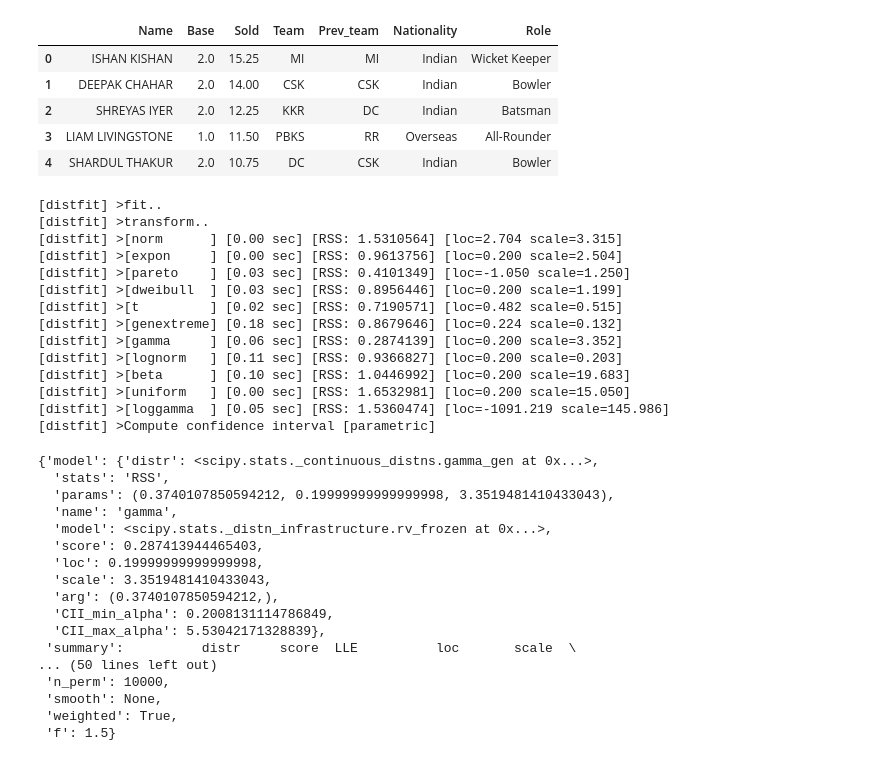
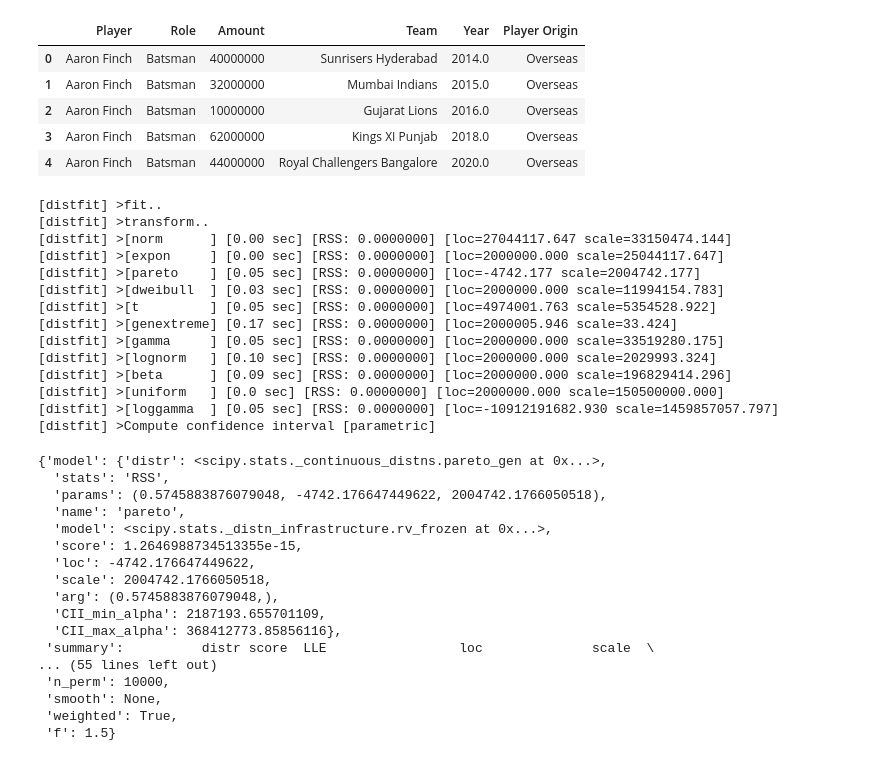
Before and after one commit to arneshbose1/Auction_analysis, a Jupyter notebook: Distribution Fitting.ipynb, the cells around one changed output. Saved outputs shown, nothing was run; the diff lists cells and outputs as text; code cells hidden in the pictures.

```diff
--- a/Distribution Fitting.ipynb
+++ b/Distribution Fitting.ipynb
@@ -18,45 +14,45 @@ ALPHA = 0.05        # significance level for hypothesis test
 # %%
-df = pd.read_csv("datasets/auction_2022.csv")
+df = pd.read_csv("data/auction_raw_data.csv")
 df.head()
 # %% [output]
-|  | Name | Base | Sold | Team | Prev_team | Nationality | Role |
-| 0 | ISHAN KISHAN | 2.0 | 15.25 | MI | MI | Indian | Wicket Keeper |
-| 1 | DEEPAK CHAHAR | 2.0 | 14.00 | CSK | CSK | Indian | Bowler |
-| 2 | SHREYAS IYER | 2.0 | 12.25 | KKR | DC | Indian | Batsman |
-| 3 | LIAM LIVINGSTONE | 1.0 | 11.50 | PBKS | RR | Overseas | All-Rounder |
-| 4 | SHARDUL THAKUR | 2.0 | 10.75 | DC | CSK | Indian | Bowler |
+|  | Player | Role | Amount | Team | Year | Player Origin |
+| 0 | Aaron Finch | Batsman | 40000000 | Sunrisers Hyderabad | 2014.0 | Overseas |
+| 1 | Aaron Finch | Batsman | 32000000 | Mumbai Indians | 2015.0 | Overseas |
+| 2 | Aaron Finch | Batsman | 10000000 | Gujarat Lions | 2016.0 | Overseas |
+| 3 | Aaron Finch | Batsman | 62000000 | Kings XI Punjab | 2018.0 | Overseas |
+| 4 | Aaron Finch | Batsman | 44000000 | Royal Challengers Bangalore | 2020.0 | Overseas |
 # %%
-X = df['Sold'][:204]
+X = df[df['Year']==2022]['Amount']
 dist = distfit()
 dist.fit_transform(X)
 # %% [output]
 [distfit] >fit..
 [distfit] >transform..
-[distfit] >[norm      ] [0.00 sec] [RSS: 1.5310564] [loc=2.704 scale=3.315]
-[distfit] >[expon     ] [0.00 sec] [RSS: 0.9613756] [loc=0.200 scale=2.504]
-[distfit] >[pareto    ] [0.03 sec] [RSS: 0.4101349] [loc=-1.050 scale=1.250]
-[distfit] >[dweibull  ] [0.03 sec] [RSS: 0.8956446] [loc=0.200 scale=1.199]
-[distfit] >[t         ] [0.02 sec] [RSS: 0.7190571] [loc=0.482 scale=0.515]
-[distfit] >[genextreme] [0.18 sec] [RSS: 0.8679646] [loc=0.224 scale=0.132]
-[distfit] >[gamma     ] [0.06 sec] [RSS: 0.2874139] [loc=0.200 scale=3.352]
-[distfit] >[lognorm   ] [0.11 sec] [RSS: 0.9366827] [loc=0.200 scale=0.203]
-[distfit] >[beta      ] [0.10 sec] [RSS: 1.0446992] [loc=0.200 scale=19.683]
-[distfit] >[uniform   ] [0.00 sec] [RSS: 1.6532981] [loc=0.200 scale=15.050]
-[distfit] >[loggamma  ] [0.05 sec] [RSS: 1.5360474] [loc=-1091.219 scale=145.986]
+[distfit] >[norm      ] [0.00 sec] [RSS: 0.0000000] [loc=27044117.647 scale=33150474.144]
+[distfit] >[expon     ] [0.00 sec] [RSS: 0.0000000] [loc=2000000.000 scale=25044117.647]
+[distfit] >[pareto    ] [0.05 sec] [RSS: 0.0000000] [loc=-4742.177 scale=2004742.177]
+[distfit] >[dweibull  ] [0.03 sec] [RSS: 0.0000000] [loc=2000000.000 scale=11994154.783]
+[distfit] >[t         ] [0.05 sec] [RSS: 0.0000000] [loc=4974001.763 scale=5354528.922]
+[distfit] >[genextreme] [0.17 sec] [RSS: 0.0000000] [loc=2000005.946 scale=33.424]
+[distfit] >[gamma     ] [0.05 sec] [RSS: 0.0000000] [loc=2000000.000 scale=33519280.175]
+[distfit] >[lognorm   ] [0.10 sec] [RSS: 0.0000000] [loc=2000000.000 scale=2029993.324]
+[distfit] >[beta      ] [0.09 sec] [RSS: 0.0000000] [loc=2000000.000 scale=196829414.296]
+[distfit] >[uniform   ] [0.0 sec] [RSS: 0.0000000] [loc=2000000.000 scale=150500000.000]
+[distfit] >[loggamma  ] [0.05 sec] [RSS: 0.0000000] [loc=-10912191682.930 scale=1459857057.797]
 [distfit] >Compute confidence interval [parametric]
-{'model': {'distr': <scipy.stats._continuous_distns.gamma_gen at 0x...>,
+{'model': {'distr': <scipy.stats._continuous_distns.pareto_gen at 0x...>,
   'stats': 'RSS',
-  'params': (0.3740107850594212, 0.19999999999999998, 3.3519481410433043),
-  'name': 'gamma',
+  'params': (0.5745883876079048, -4742.176647449622, 2004742.1766050518),
+  'name': 'pareto',
   'model': <scipy.stats._distn_infrastructure.rv_frozen at 0x...>,
-  'score': 0.287413944465403,
-  'loc': 0.19999999999999998,
-  'scale': 3.3519481410433043,
-  'arg': (0.3740107850594212,),
-  'CII_min_alpha': 0.2008131114786849,
-  'CII_max_alpha': 5.53042171328839},
- 'summary':          distr     score  LLE          loc       scale  \
-... (50 lines left out)
+  'score': 1.2646988734513355e-15,
+  'loc': -4742.176647449622,
+  'scale': 2004742.1766050518,
+  'arg': (0.5745883876079048,),
+  'CII_min_alpha': 2187193.655701109,
+  'CII_max_alpha': 368412773.85856116},
+ 'summary':          distr score  LLE                 loc              scale  \
+... (55 lines left out)
  'n_perm': 10000,
  'smooth': None,
  'weighted': True,
```
Also changed, not shown: parts of 12 cells of this notebook, 16 other files.
